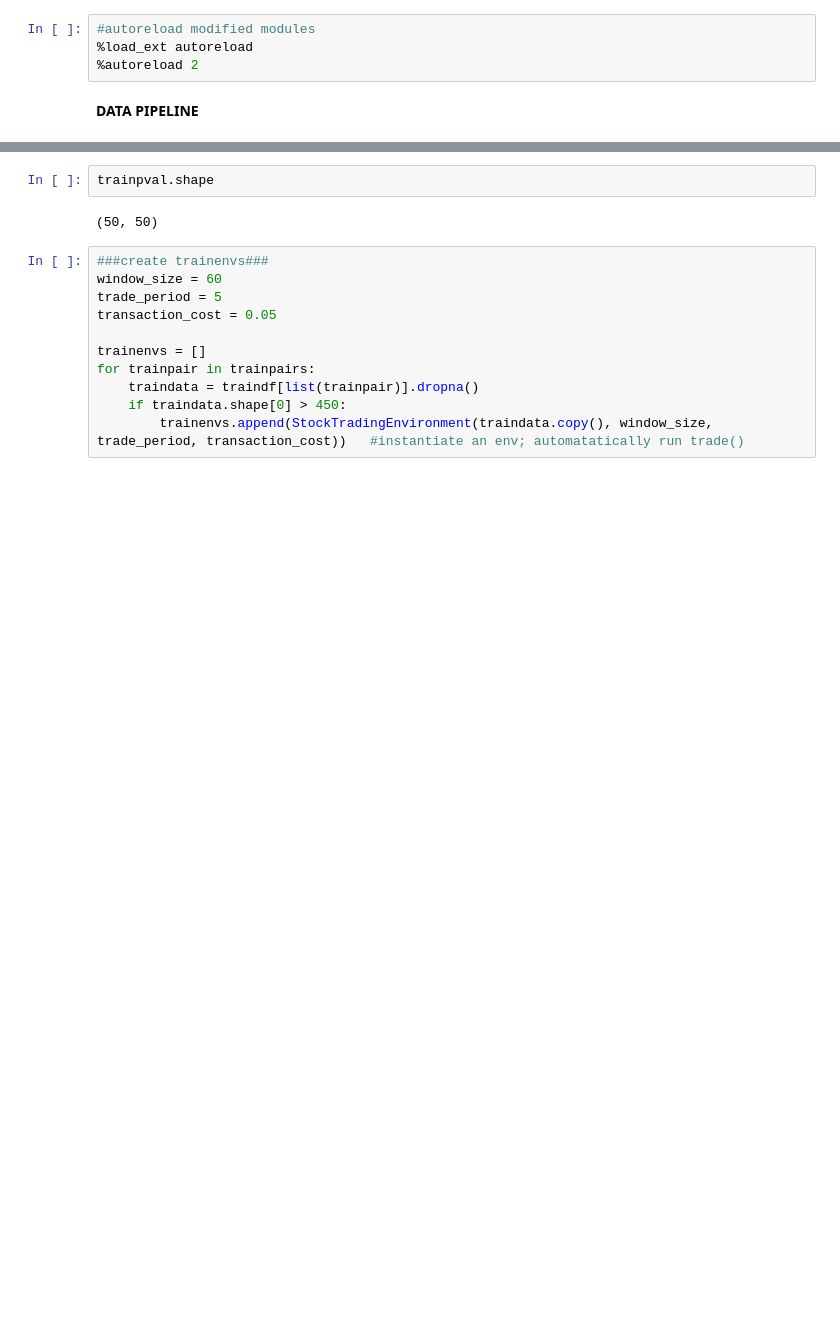
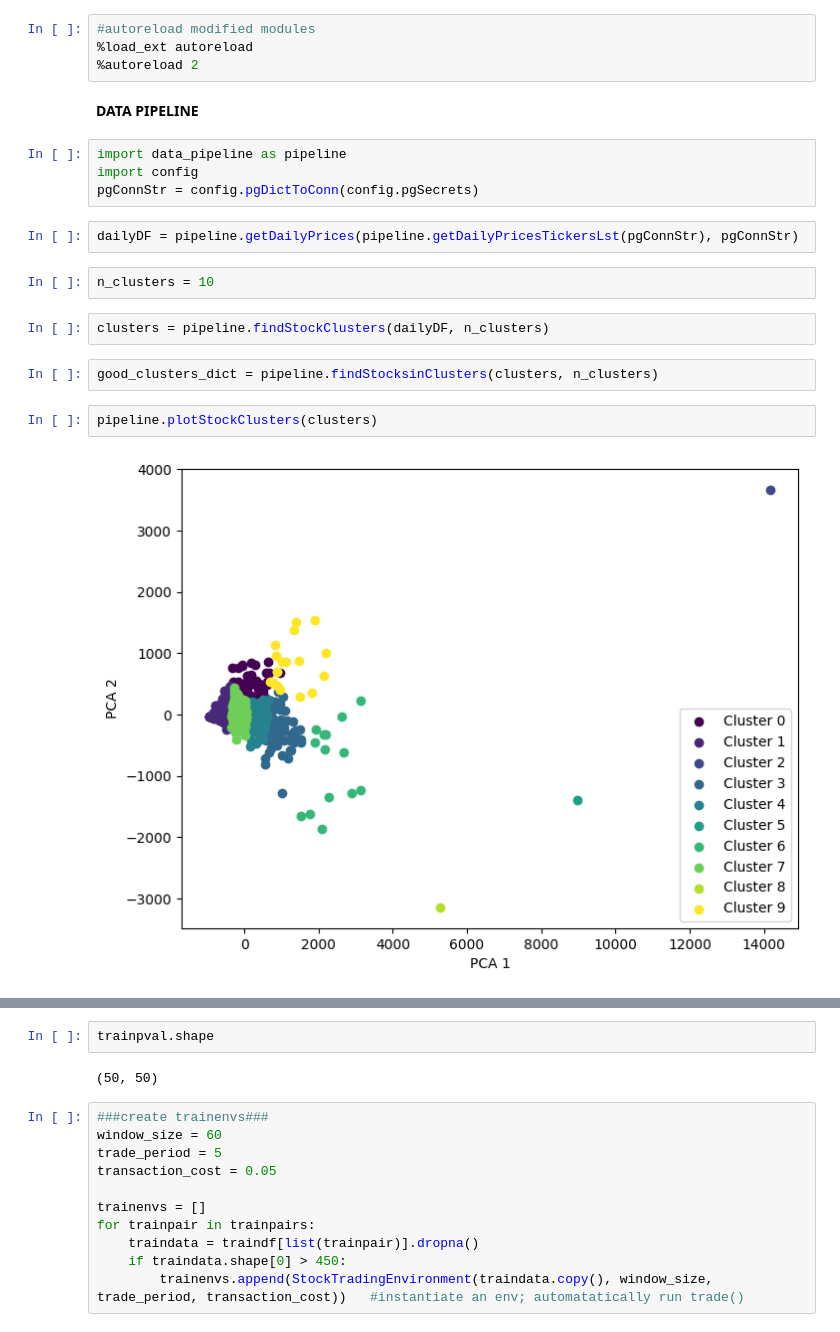
Before and after one commit to waikho/MADS_Capstone, a Jupyter notebook: RL/Pair_Trading_DQN.ipynb, the cells around one changed output, grey strips where cells are left out. Cells and saved outputs as stored; diff of their text form; blank space fills up the shorter version.

```diff
--- a/RL/Pair_Trading_DQN.ipynb
+++ b/RL/Pair_Trading_DQN.ipynb
@@ -53,6 +54,22 @@ def uniquify(path):
 %autoreload 2
 # %% [markdown]
 **DATA PIPELINE**
+# %%
+import data_pipeline as pipeline
+import config
+pgConnStr = config.pgDictToConn(config.pgSecrets)
+# %%
+dailyDF = pipeline.getDailyPrices(pipeline.getDailyPricesTickersLst(pgConnStr), pgConnStr)
+# %%
+n_clusters = 10
+# %%
+clusters = pipeline.findStockClusters(dailyDF, n_clusters)
+# %%
+good_clusters_dict = pipeline.findStocksinClusters(clusters, n_clusters)
+# %%
+pipeline.plotStockClusters(clusters)
+# %% [output]
+[figure, added]
 # %%
 '''
 Data pipeline:
```
Also changed, not shown: parts of 13 cells of this notebook, 3 other files.
